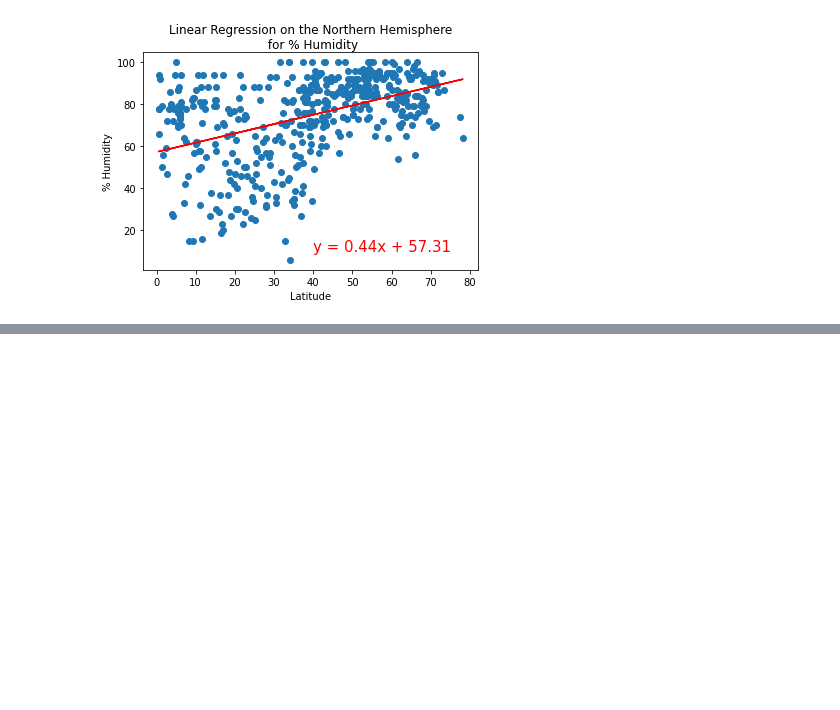
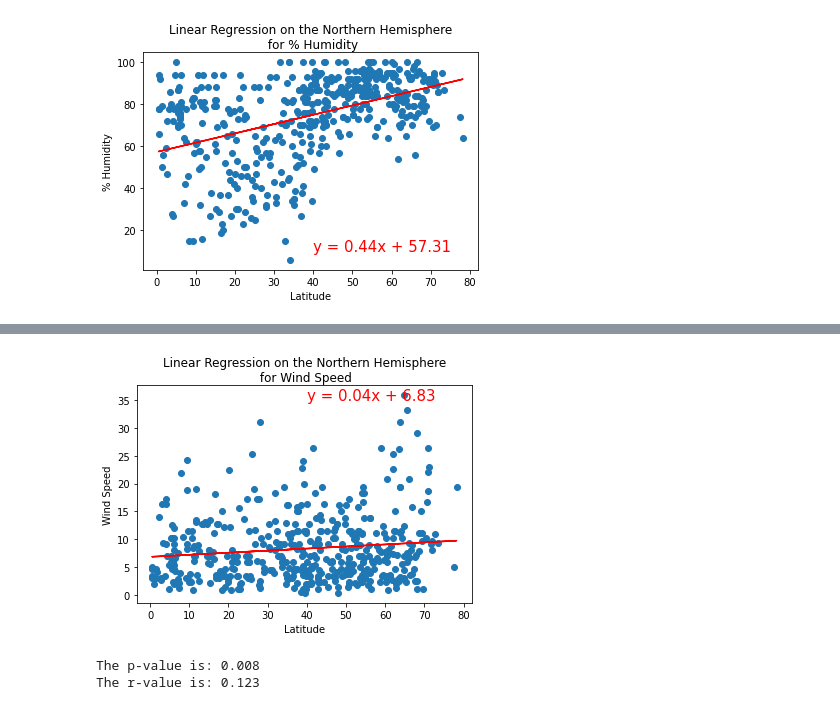
Before and after one commit to ArtTucker/World_Weather_Analysis, a Jupyter notebook: WeatherPy.ipynb, the cells around one changed output, grey strips where cells are left out. Drawn from its saved outputs; the diff is of its cells as text; code cells hidden in the pictures; blank space fills up the shorter version.

```diff
--- a/WeatherPy.ipynb
+++ b/WeatherPy.ipynb
@@ -369,0 +404,15 @@ plot_linear_regression(x_values,
+# %%
+# Linear regression on the Northern Hemisphere
+x_values = northern_hemi_df["Lat"]
+y_values = northern_hemi_df["Wind Speed"]
+
+# Call the function.
+plot_linear_regression(x_values,
+                       y_values,
+                       'Linear Regression on the Northern Hemisphere\n for Wind Speed',
+                       'Wind Speed',
+                       (40,35))
+# %% [output]
+[figure, added]
+The p-value is: 0.008
+The r-value is: 0.123
```
Also changed, not shown: parts of 5 cells of this notebook.
